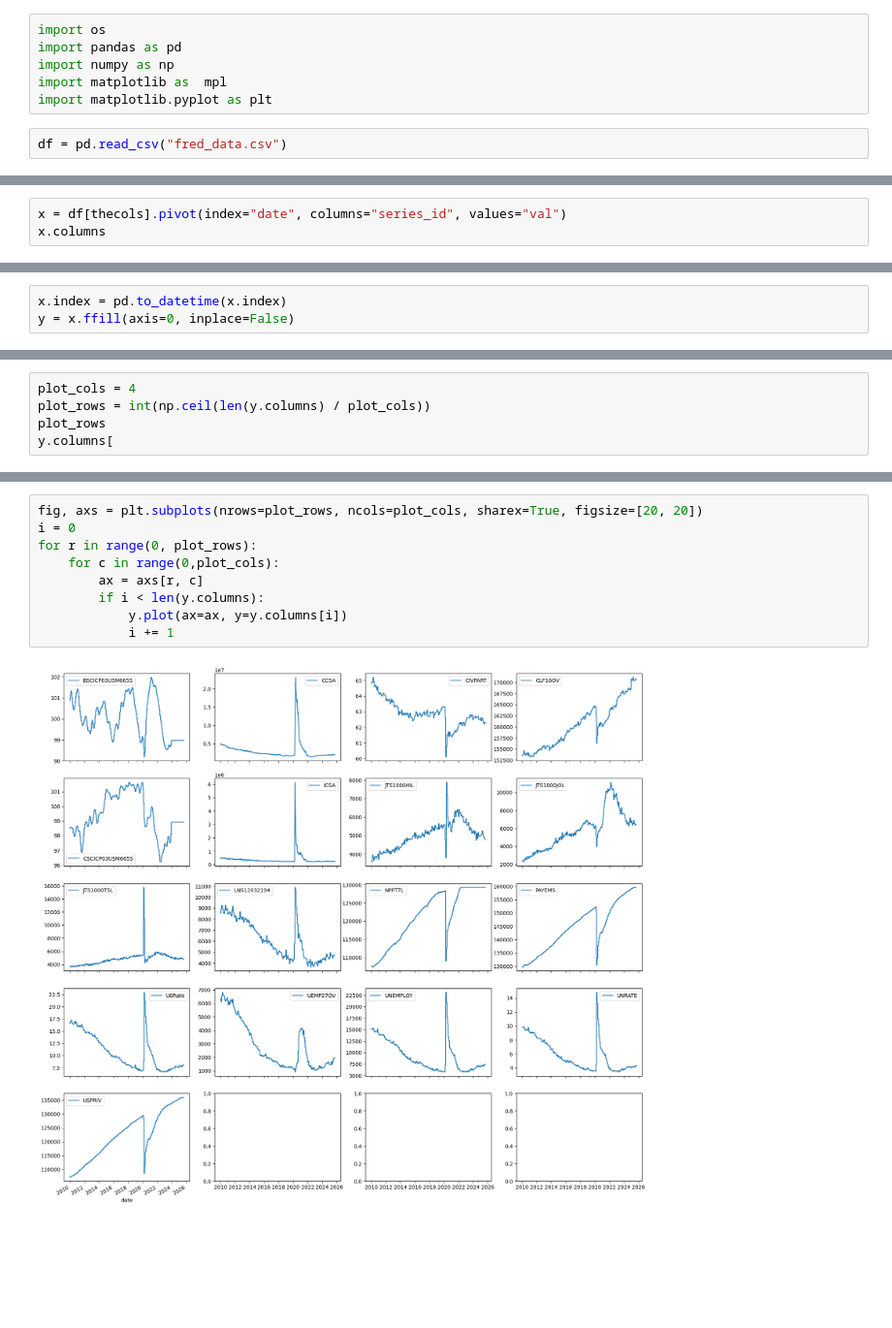
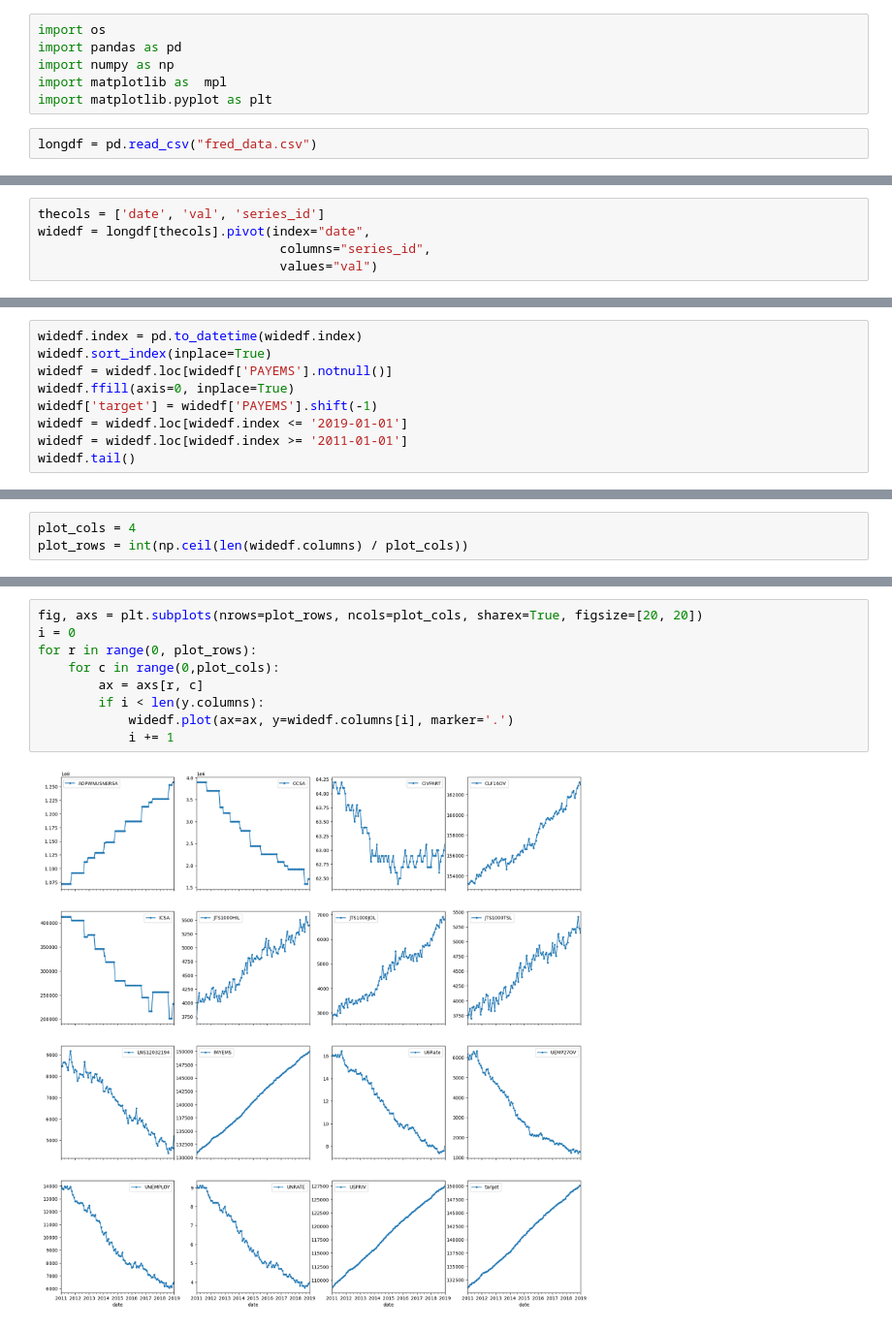
Before and after one commit to jhmuller/payems2, a Jupyter notebook: fred.ipynb, the cells around one changed output, grey strips where cells are left out. Shown at 97% size. Drawn from its saved outputs; the diff is of its cells as text; blank space fills up the shorter version.

```diff
--- a/fred.ipynb
+++ b/fred.ipynb
@@ -5,4 +5,4 @@ import numpy as np
 import matplotlib as  mpl
 import matplotlib.pyplot as plt
 # %%
-df = pd.read_csv("fred_data.csv")
+longdf = pd.read_csv("fred_data.csv")
@@ -27,3 +9,5 @@ Index(['date', 'val', 'series_id'], dtype='object')
 # %%
-x = df[thecols].pivot(index="date", columns="series_id", values="val")
-x.columns
+thecols = ['date', 'val', 'series_id']
+widedf = longdf[thecols].pivot(index="date",
+                                columns="series_id",
+                                values="val")
@@ -36,3 +14,9 @@ Index(['BSCICP03USM665S', 'CCSA', 'CIVPART', 'CLF16OV', 'CSCICP03USM665S',
 # %%
-x.index = pd.to_datetime(x.index)
-y = x.ffill(axis=0, inplace=False)
+widedf.index = pd.to_datetime(widedf.index)
+widedf.sort_index(inplace=True)
+widedf = widedf.loc[widedf['PAYEMS'].notnull()]
+widedf.ffill(axis=0, inplace=True)
+widedf['target'] = widedf['PAYEMS'].shift(-1)
+widedf = widedf.loc[widedf.index <= '2019-01-01']
+widedf = widedf.loc[widedf.index >= '2011-01-01']
+widedf.tail()
@@ -47,6 +42,4 @@ Index(['BSCICP03USM665S', 'CCSA', 'CIVPART', 'CLF16OV', 'CSCICP03USM665S',
 # %%
 plot_cols = 4
-plot_rows = int(np.ceil(len(y.columns) / plot_cols))
-plot_rows
-y.columns[
+plot_rows = int(np.ceil(len(widedf.columns) / plot_cols))
 # %% [output]
@@ -54,11 +47,11 @@ y.columns[
 # %%
 fig, axs = plt.subplots(nrows=plot_rows, ncols=plot_cols, sharex=True, figsize=[20, 20])
 i = 0
 for r in range(0, plot_rows):
     for c in range(0,plot_cols):
         ax = axs[r, c]
         if i < len(y.columns):
-            y.plot(ax=ax, y=y.columns[i])
+            widedf.plot(ax=ax, y=widedf.columns[i], marker='.')
             i += 1
 # %% [output]
-[figure, old version]
+[figure, new version]
```
Also changed, not shown: parts of 14 cells of this notebook, 3 other files.
